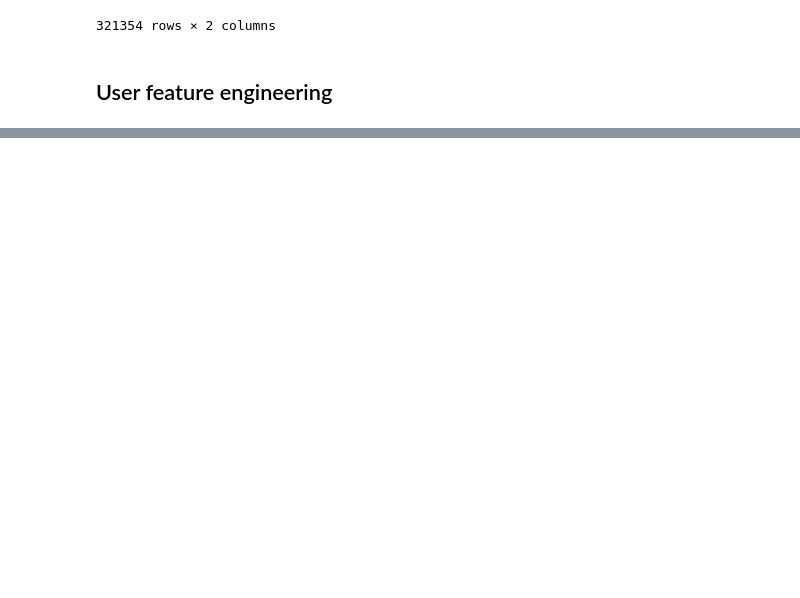
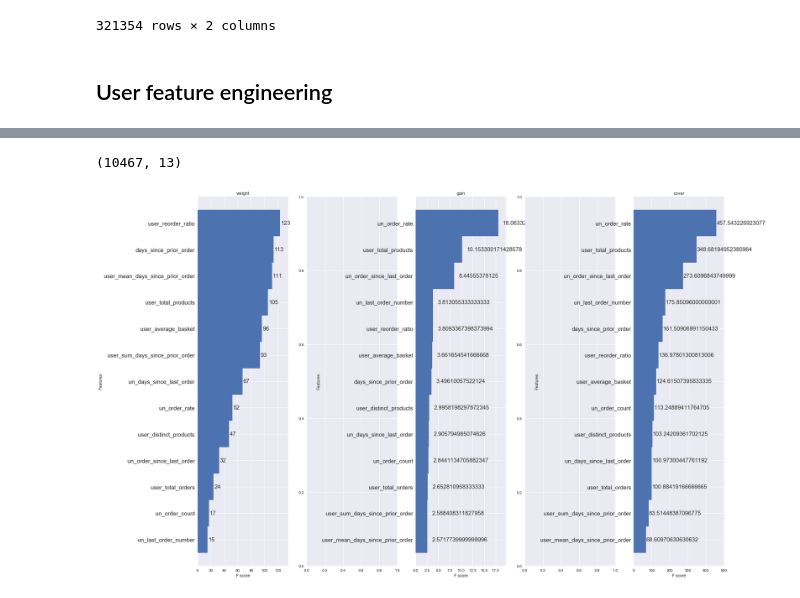
Before and after one commit to kylinorange/kaggle-instacart, a Jupyter notebook: None handling.ipynb, the cells around one changed output, grey strips where cells are left out. Drawn from its saved outputs; the diff is of its cells as text; code cells hidden in the pictures; blank space fills up the shorter version.

```diff
--- a/None handling.ipynb
+++ b/None handling.ipynb
@@ -250,0 +379,3 @@ prior_orders.head()
+# %%
+test_data = data[data.eval_set == 'test']
+train_data = data[data.eval_set == 'train']
@@ -250,0 +416,30 @@ prior_orders.head()
+# %%
+X_train, X_val, y_train, y_val = train_test_split(
+        train_data.drop(['eval_set', 'is_none', 'order_id'], axis=1),
+        train_data.is_none,
+        test_size=0.2, random_state=426)
+
+dtrain = xgboost.DMatrix(X_train, y_train)
+dval = xgboost.DMatrix(X_val, y_val)
+# %%
+xgb_params = {
+    "booster"          : "gbtree",
+    "tree_method"      : "hist",
+    "learning_rate"    : 0.1,
+    "min_split_loss"   : 0.7, # ?
+    "max_depth"        : 6,
+    "min_child_weight" : 10, # hessian weight
+    "subsample"        : 0.7,
+    "colsample_bytree" : 0.9,
+    "reg_alpha"        : 2e-05,
+    "reg_lambda"       : 10,
+
+    "objective"        : "reg:logistic",
+    "eval_metric"      : "logloss"
+}
+# %%
+callbacks = [xgboost.callback.early_stop(stopping_rounds=10)]
+bst = xgb_train(
+        xgb_params, dtrain, num_boost_round=10000,
+        evals=[(dtrain, 'train'), (dval, 'val')],
+        callbacks=callbacks)
@@ -250,0 +464,12 @@ prior_orders.head()
+# %%
+X_train.shape
+# %% [output]
+(10467, 13)
+# %%
+_, axes = plt.subplots(nrows=1, ncols=5, figsize=(25,18))
+measures = ['weight', 'gain', 'cover']
+for i in range(3):
+    plot_importance(bst, height=1, ax=axes[2*i], importance_type=measures[i], title=measures[i])
+plt.show()
+# %% [output]
+[figure, added]
```
Also changed, not shown: parts of 27 cells of this notebook, 4 other files.
